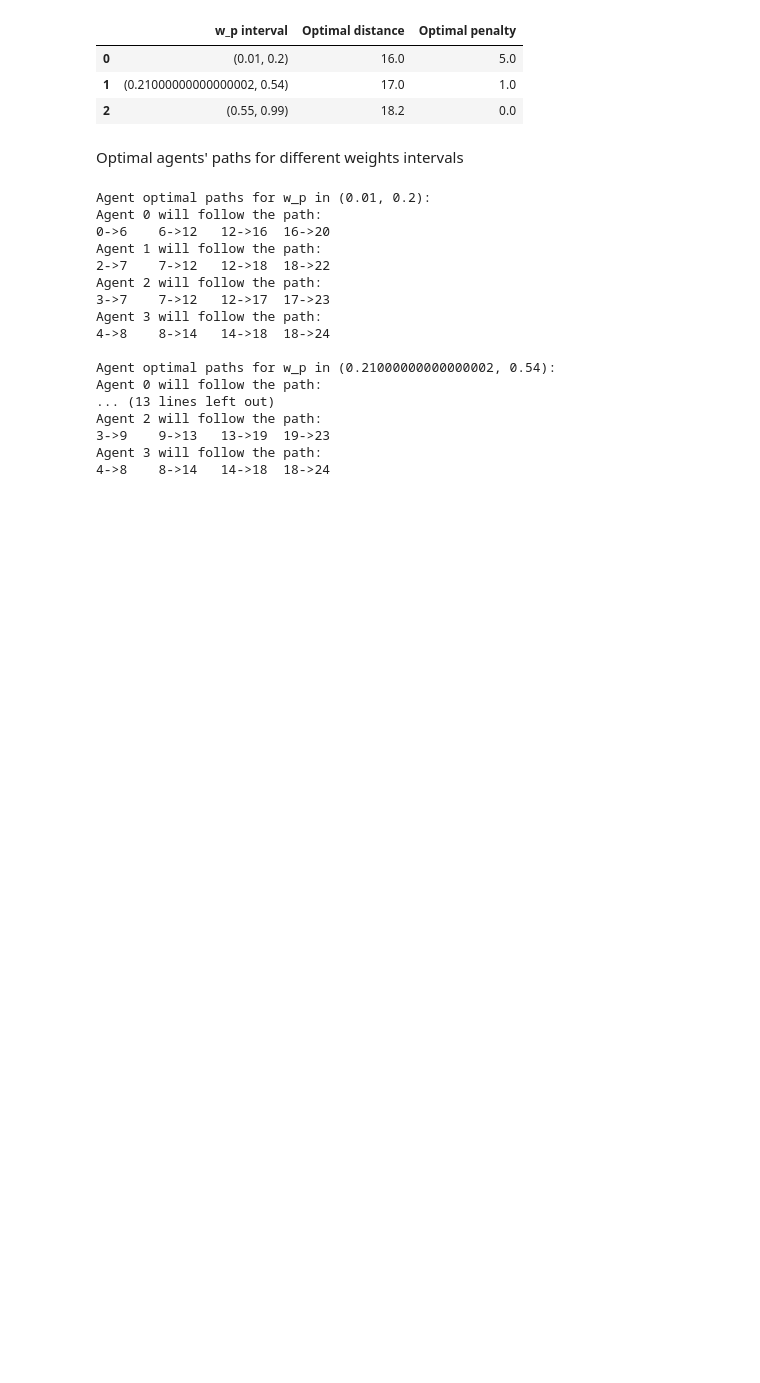
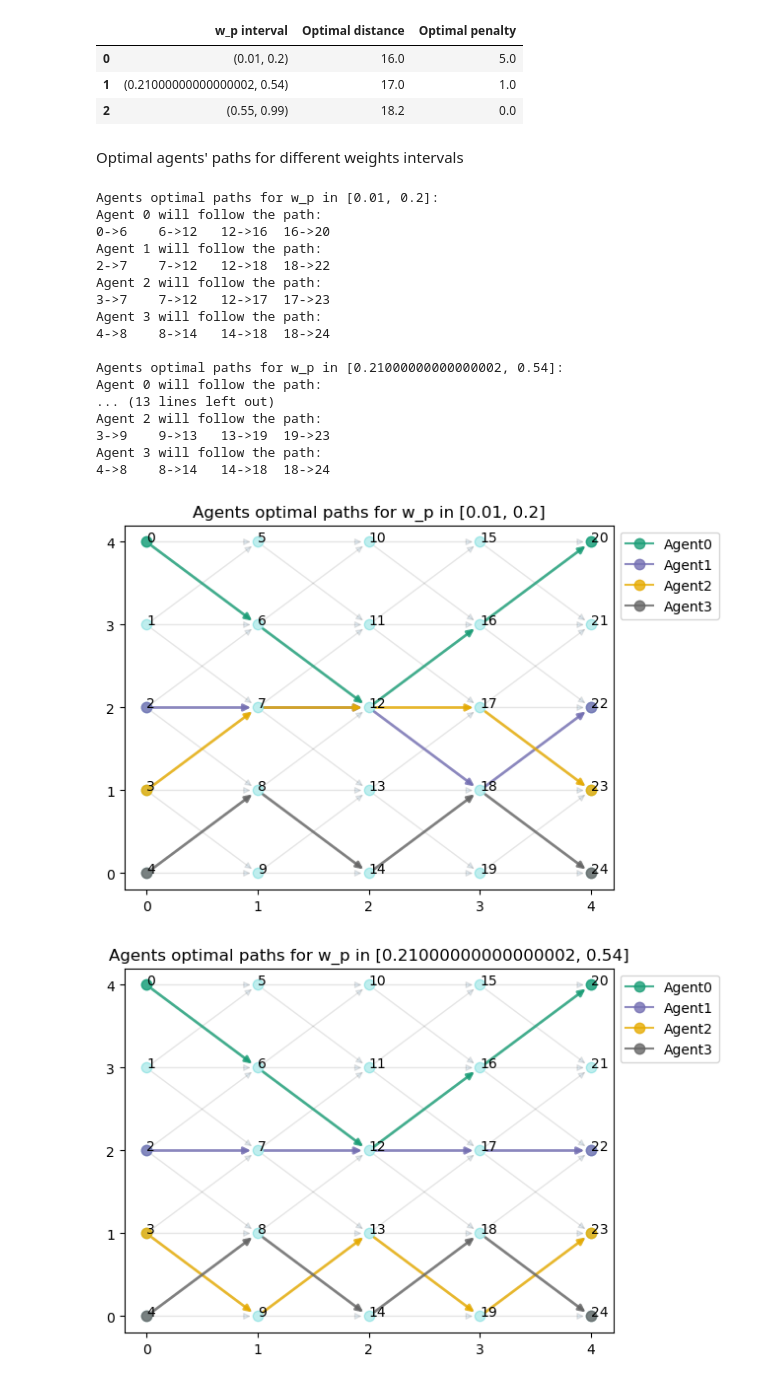
Before and after one commit to kkevin98/Multiple_shortest_path_problem_with_path_deconfliction, a Jupyter notebook: MSPP-PD(NQP)_implementation.ipynb, the cells around one changed output. Drawn from its saved outputs; the diff is of its cells as text; code cells hidden in the pictures; blank space fills up the shorter version.

```diff
--- a/MSPP-PD(NQP)_implementation.ipynb
+++ b/MSPP-PD(NQP)_implementation.ipynb
@@ -371,7 +348,7 @@ pareto_results_df
 Optimal agents' paths for different weights intervals
 # %%
 for x_opt, w_p_interval in zip(opt_solutions, w_p_intervals):
-    print(f"Agent optimal paths for w_p in {w_p_interval}:")
+    print(f"Agents optimal paths for w_p in [{w_p_interval[0]}, {w_p_interval[1]}]:")
 
     for agent in agents:
         print(f"Agent {agent.idx} will follow the path:")
@@ -382,7 +359,7 @@ for x_opt, w_p_interval in zip(opt_solutions, w_p_intervals):
 
     print()
 # %% [output]
-Agent optimal paths for w_p in (0.01, 0.2):
+Agents optimal paths for w_p in [0.01, 0.2]:
 Agent 0 will follow the path:
 0->6    6->12   12->16  16->20
 Agent 1 will follow the path:
@@ -392,10 +369,17 @@ Agent 2 will follow the path:
 Agent 3 will follow the path:
 4->8    8->14   14->18  18->24
 
-Agent optimal paths for w_p in (0.21000000000000002, 0.54):
+Agents optimal paths for w_p in [0.21000000000000002, 0.54]:
 Agent 0 will follow the path:
 ... (13 lines left out)
 Agent 2 will follow the path:
 3->9    9->13   13->19  19->23
 Agent 3 will follow the path:
 4->8    8->14   14->18  18->24
+# %%
+for x_opt, w_p_interval in zip(opt_solutions, w_p_intervals):
+    dv.plot_solution(x_opt, nodes_grid, w_arcs, agents,
+                     title=f"Agents optimal paths for w_p in [{w_p_interval[0]}, {w_p_interval[1]}]")
+# %% [output]
+[figure, added]
+[figure, added]
```
Also changed, not shown: parts of 19 cells of this notebook, 1 other file.
